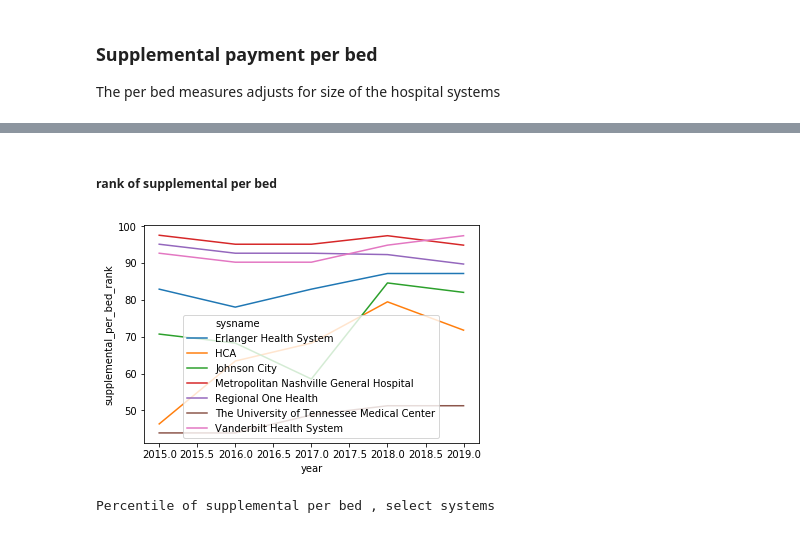
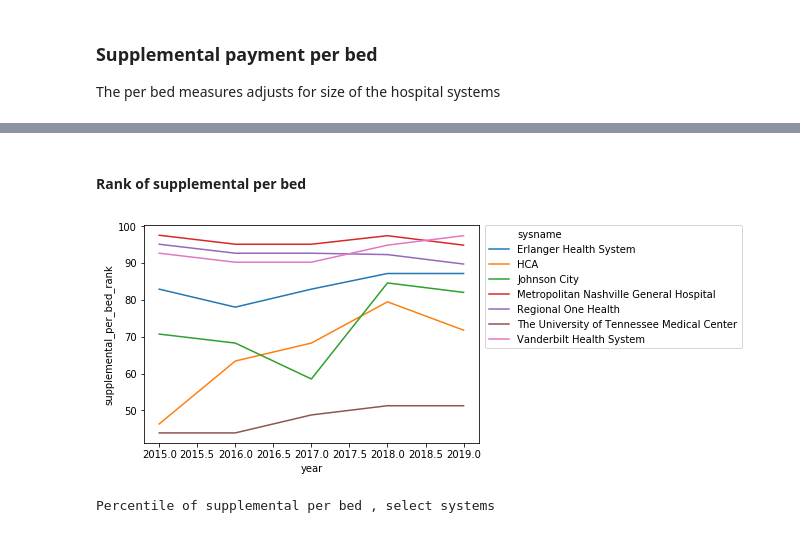
Before and after one commit to NPR-investigations/the_healthcare_divide, a Jupyter notebook: 20210517_healthcare_divide_for_sharing.ipynb, the cells around one changed output, grey strips where cells are left out. Saved outputs shown, nothing was run; the diff lists cells and outputs as text; code cells hidden in the pictures.

```diff
--- a/20210517_healthcare_divide_for_sharing.ipynb
+++ b/20210517_healthcare_divide_for_sharing.ipynb
@@ -413,12 +417,13 @@ Supplemental payment per bed, select systems
 | 37 | The University of Tennessee Medic... | 0.0 | 0.0 | 0.0 | 17399.195402 | 17287.917898 | 18066.906404 | 19310.354680 | 17332.141606 | -0.003854 |
 | 39 | Vanderbilt Health System | 0.0 | 0.0 | 0.0 | 109851.864390 | 116747.037073 | 102709.717073 | 116416.236093 | 124370.523931 | 0.132166 |
 # %% [markdown]
-##### rank of supplemental per bed
+#### Rank of supplemental per bed
 # %%
 # looking at trendlines by select system
 sns.lineplot(data = sysdf[(sysdf.sysname.isin(tgsys)) & (sysdf.year > 2014)], x = 'year', y = 'supplemental_per_bed_rank', hue = 'sysname');
+plt.legend(bbox_to_anchor=(1.02, 1), loc='upper left', borderaxespad=0);
 # %% [output]
-[figure, old version]
+[figure, new version]
 # %%
 supp_per_bed_rank_pv = add_diff(sysdf.pivot_table(columns = 'year',index = 'sysname', values = 'supplemental_per_bed_rank'),2019,2015)
 supp_per_bed_rank_pv = supp_per_bed_rank_pv.reset_index()
```
Also changed, not shown: parts of 37 cells of this notebook.
